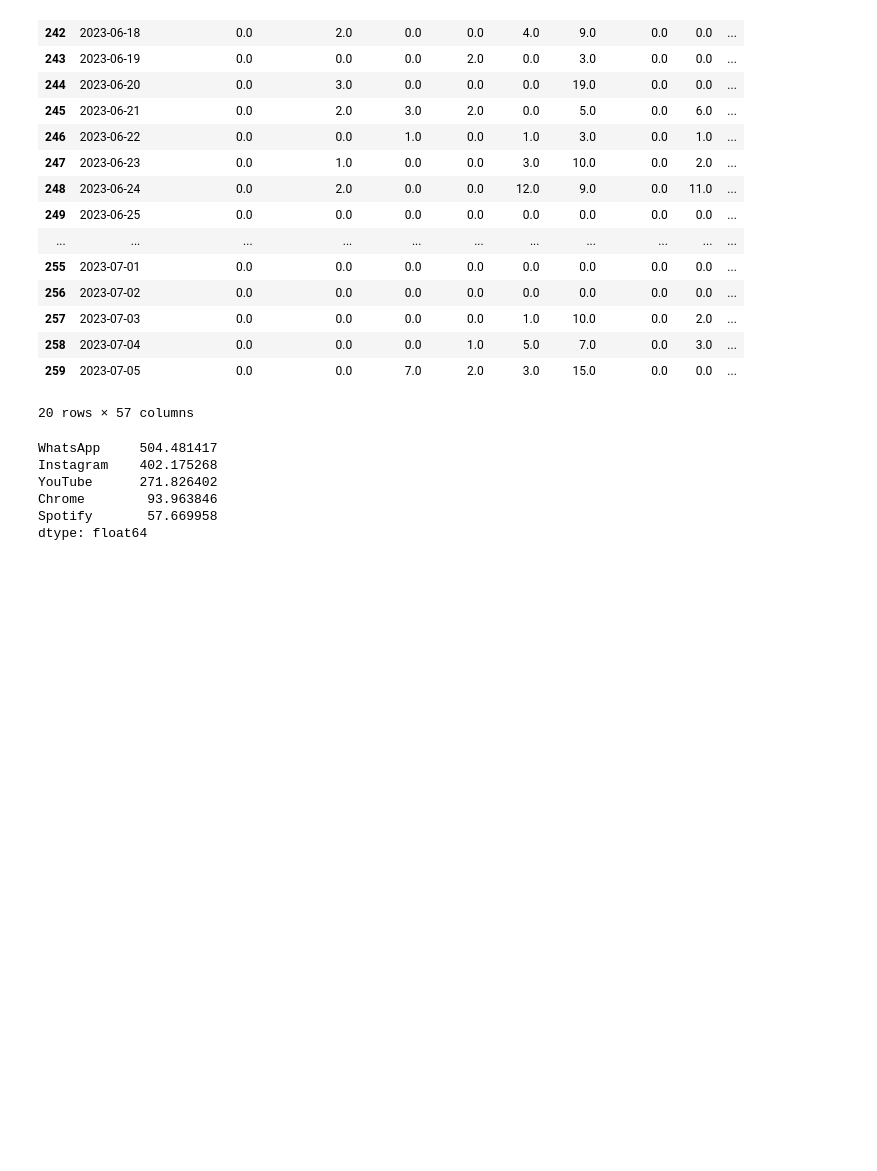
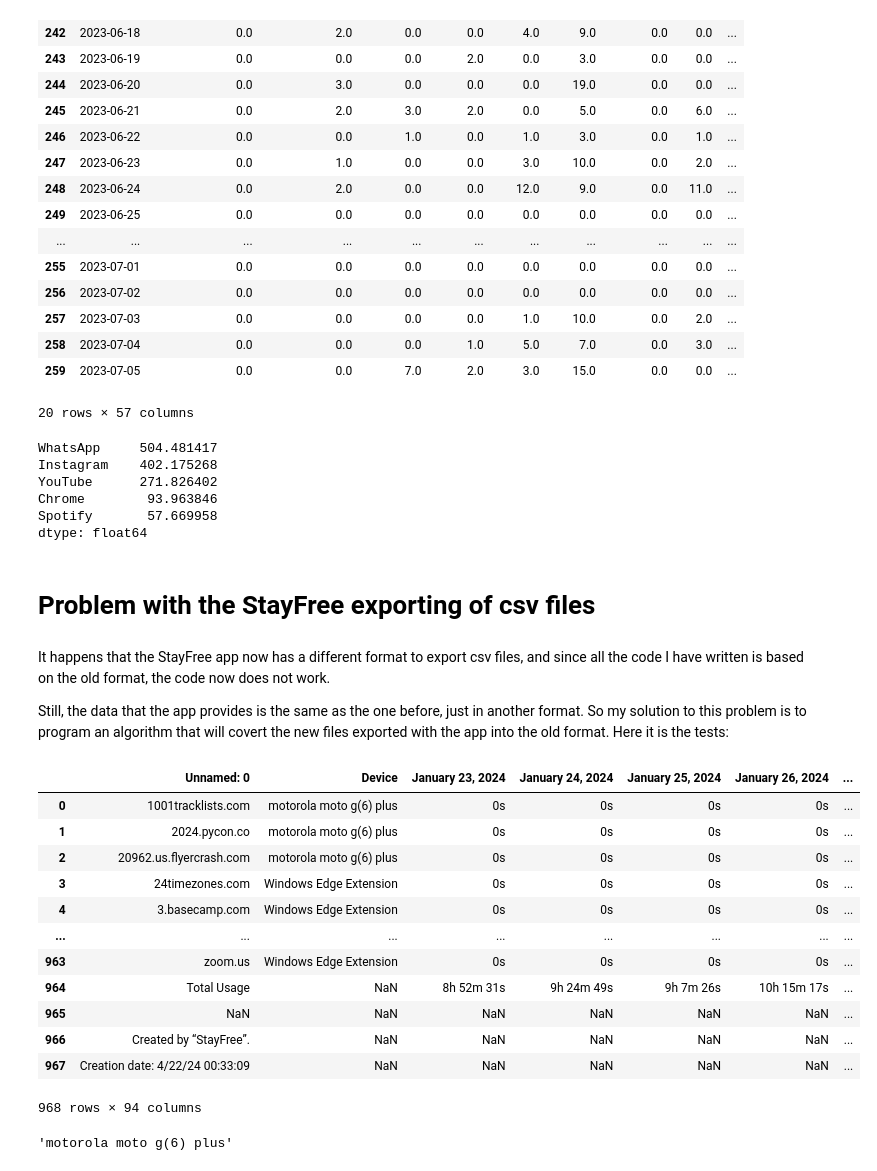
Before and after one commit to estivengrx/statistics-of-use-project, a Jupyter notebook: notebooks_scripts/data_transformation_tests.ipynb, the cells around one changed output. Saved outputs shown, nothing was run; the diff lists cells and outputs as text; code cells hidden in the pictures; blank space fills up the shorter version.

```diff
--- a/notebooks_scripts/data_transformation_tests.ipynb
+++ b/notebooks_scripts/data_transformation_tests.ipynb
@@ -607,3 +607,9 @@ YouTube      271.826402
 Chrome        93.963846
 Spotify       57.669958
 dtype: float64
+# %% [markdown]
+# Problem with the StayFree exporting of csv files
+# %% [markdown]
+It happens that the StayFree app now has a different format to export csv files, and since all the code I have written is based on the old format, the code now does not work.
+
+Still, the data that the app provides is the same as the one before, just in another format. So my solution to this problem is to program an algorithm that will covert the new files exported with the app into the old format. Here it is the tests:
@@ -609,0 +619,22 @@ dtype: float64
+# %%
+data = pd.read_excel('D:/Estiven/Datos/Proyectos/statistics-of-use-project/data/raw/fourth_data_april_22_2024.xls',
+              sheet_name='Usage Time')
+data
+# %% [output]
+|  | Unnamed: 0 | Device | January 23, 2024 | January 24, 2024 | January 25, 2024 | January 26, 2024 | ... |
+| 0 | 1001tracklists.com | motorola moto g(6) plus | 0s | 0s | 0s | 0s | ... |
+| 1 | 2024.pycon.co | motorola moto g(6) plus | 0s | 0s | 0s | 0s | ... |
+| 2 | 20962.us.flyercrash.com | motorola moto g(6) plus | 0s | 0s | 0s | 0s | ... |
+| 3 | 24timezones.com | Windows Edge Extension | 0s | 0s | 0s | 0s | ... |
+| 4 | 3.basecamp.com | Windows Edge Extension | 0s | 0s | 0s | 0s | ... |
+| ... | ... | ... | ... | ... | ... | ... | ... |
+| 963 | zoom.us | Windows Edge Extension | 0s | 0s | 0s | 0s | ... |
+| 964 | Total Usage | NaN | 8h 52m 31s | 9h 24m 49s | 9h 7m 26s | 10h 15m 17s | ... |
+| 965 | NaN | NaN | NaN | NaN | NaN | NaN | ... |
+| 966 | Created by “StayFree”. | NaN | NaN | NaN | NaN | NaN | ... |
+| 967 | Creation date: 4/22/24 00:33:09 | NaN | NaN | NaN | NaN | NaN | ... |
+968 rows × 94 columns
+# %%
+data['Device'][700]
+# %% [output]
+'motorola moto g(6) plus'
```
Also changed, not shown: parts of 4 cells of this notebook, 3 other files.
